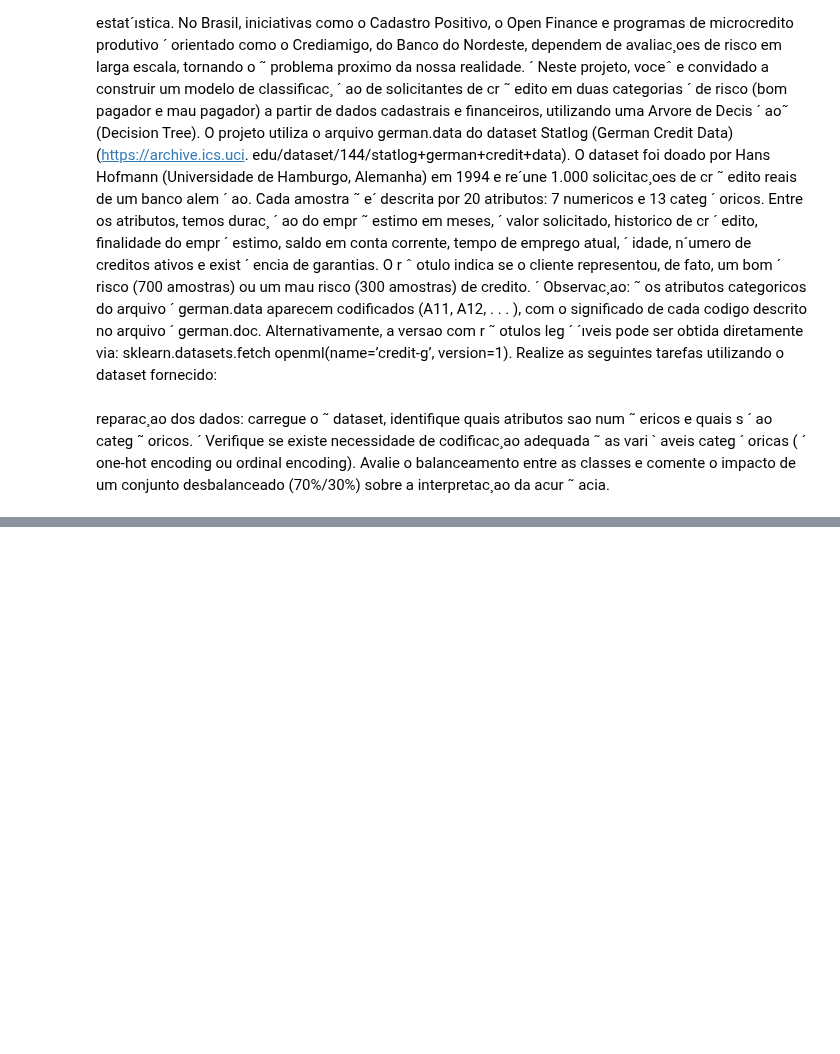
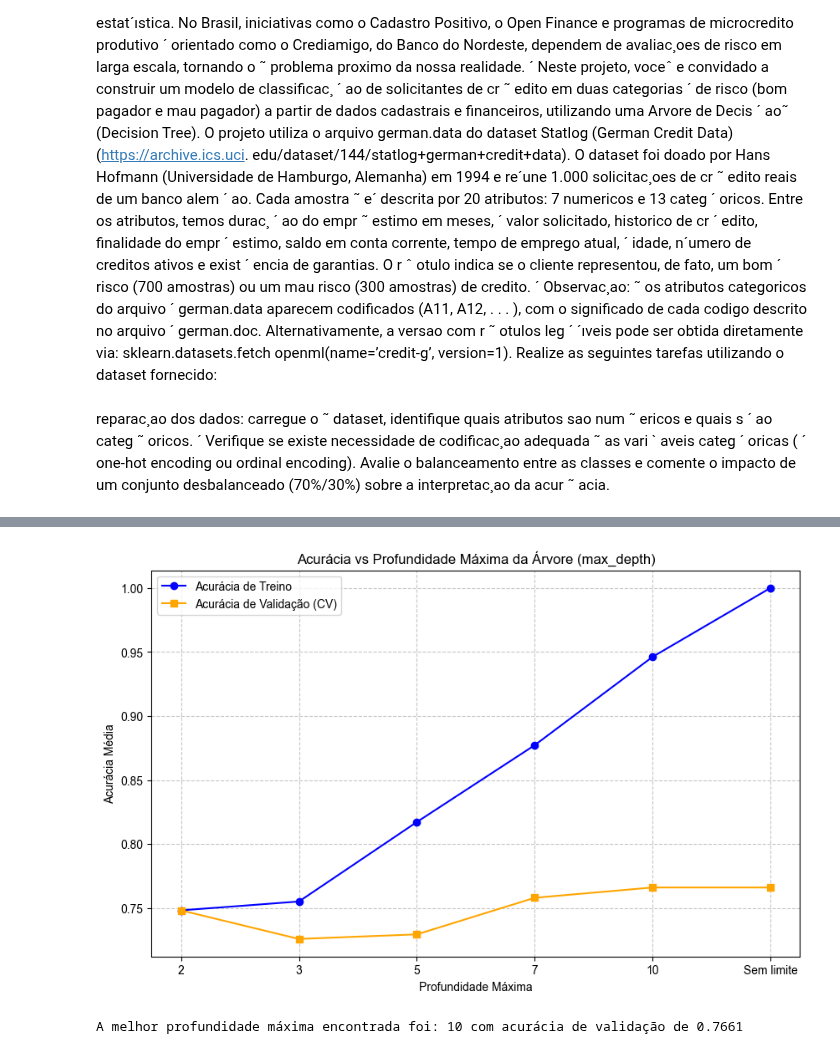
Before and after one commit to DanielNeres/Projeto_Sistemas_Inteligentes, a Jupyter notebook: Unidade_1/problema4.ipynb, the cells around one changed output, grey strips where cells are left out. Cells and saved outputs as stored; diff of their text form; code cells hidden in the pictures; blank space fills up the shorter version.

```diff
--- a/Unidade_1/problema4.ipynb
+++ b/Unidade_1/problema4.ipynb
@@ -70,0 +67,3 @@ from sklearn.tree import DecisionTreeClassifier, export_text, plot_tree
+# %%
+X = pd.get_dummies(X, dtype=int)
+X.head()
@@ -70,0 +87,16 @@ from sklearn.tree import DecisionTreeClassifier, export_text, plot_tree
+# %%
+X_train, X_test, y_train, y_test = train_test_split(
+        X, y, test_size=0.2, random_state=42, stratify=y
+    )
+from imblearn.over_sampling import SMOTE
+smote = SMOTE(k_neighbors=3, random_state=42)
+X_train_bal, y_train_bal = smote.fit_resample(X_train, y_train)
+
+print("Proporções no conjunto total:")
+print((y.value_counts(normalize=True) * 100).round(2))
+
+print("\nProporções no treino:")
+print((y_train_bal.value_counts(normalize=True) * 100).round(2))
+
+print("\nProporções no teste:")
+print((y_test.value_counts(normalize=True) * 100).round(2))
@@ -70,0 +121,35 @@ from sklearn.tree import DecisionTreeClassifier, export_text, plot_tree
+# %%
+from sklearn.model_selection import cross_validate
+import numpy as np
+profundidades = [2, 3, 5, 7, 10, None]
+
+train_scores = []
+val_scores = []
+
+for prof in profundidades:
+    tree = DecisionTreeClassifier(criterion="gini", max_depth=prof, random_state=42)
+
+    cv_results = cross_validate(tree, X_train_bal, y_train_bal, cv=5, return_train_score=True, scoring='accuracy')
+
+    train_scores.append(np.mean(cv_results['train_score']))
+    val_scores.append(np.mean(cv_results['test_score']))
+
+labels_x = [str(p) if p is not None else 'Sem limite' for p in profundidades]
+
+plt.figure(figsize=(10, 6))
+plt.plot(labels_x, train_scores, marker='o', label='Acurácia de Treino', color='blue')
+plt.plot(labels_x, val_scores, marker='s', label='Acurácia de Validação (CV)', color='orange')
+
+plt.title('Acurácia vs Profundidade Máxima da Árvore (max_depth)')
+plt.xlabel('Profundidade Máxima')
+plt.ylabel('Acurácia Média')
+plt.legend()
+plt.grid(True, linestyle='--', alpha=0.7)
+plt.show()
+
+melhor_idx = np.argmax(val_scores)
+melhor_profundidade = profundidades[melhor_idx]
+print(f"A melhor profundidade máxima encontrada foi: {melhor_profundidade} com acurácia de validação de {val_scores[melhor_idx]:.4f}")
+# %% [output]
+[figure, added]
+A melhor profundidade máxima encontrada foi: 10 com acurácia de validação de 0.7661
```
Also changed, not shown: parts of 12 cells of this notebook, 3 other files.
